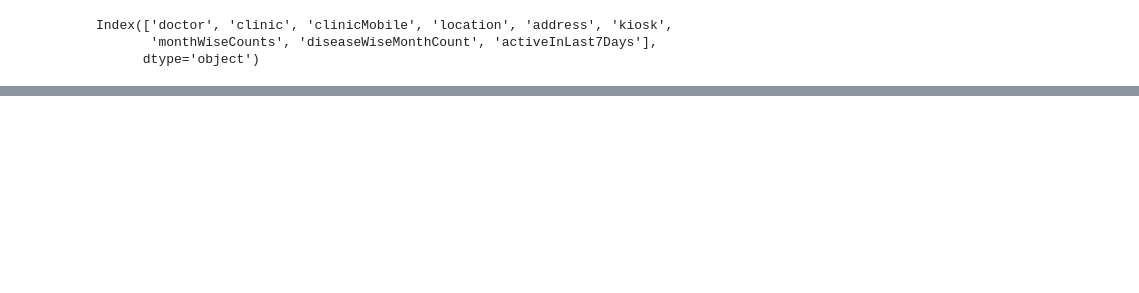
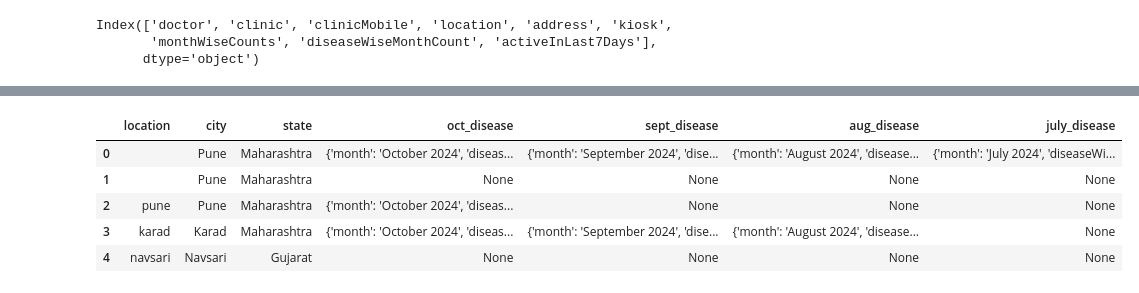
Before and after one commit to tejas-p-28/scano_data_analysis, a Jupyter notebook: scano_data.ipynb, the cells around one changed output, grey strips where cells are left out. Cells and saved outputs as stored; diff of their text form; code cells hidden in the pictures; blank space fills up the shorter version.

```diff
--- a/scano_data.ipynb
+++ b/scano_data.ipynb
@@ -206,0 +341,8 @@ df.head()
+# %%
+def check_null_state(state):
+  if state == None:
+    return 'Unknown'
+  else:
+    return state
+# %%
+disease['state'] = disease['state'].apply(check_null_state)
@@ -206,0 +381,14 @@ df.head()
+# %%
+disease_wise_counts = pd.DataFrame(disease['diseaseWiseMonthCount'].to_list(), columns = ['oct_disease','sept_disease','aug_disease','july_disease'])
+# %%
+disease = pd.concat([disease, disease_wise_counts], axis=1)
+disease.drop(columns=['diseaseWiseMonthCount'], inplace=True)
+# %%
+disease.head()
+# %% [output]
+|  | location | city | state | oct_disease | sept_disease | aug_disease | july_disease |
+| 0 |  | Pune | Maharashtra | {'month': 'October 2024', 'diseas... | {'month': 'September 2024', 'dise... | {'month': 'August 2024', 'disease... | {'month': 'July 2024', 'diseaseWi... |
+| 1 |  | Pune | Maharashtra | None | None | None | None |
+| 2 | pune | Pune | Maharashtra | {'month': 'October 2024', 'diseas... | None | None | None |
+| 3 | karad | Karad | Maharashtra | {'month': 'October 2024', 'diseas... | {'month': 'September 2024', 'dise... | {'month': 'August 2024', 'disease... | None |
+| 4 | navsari | Navsari | Gujarat | None | None | None | None |
```
Also changed, not shown: parts of 92 cells of this notebook, 2 other files.
